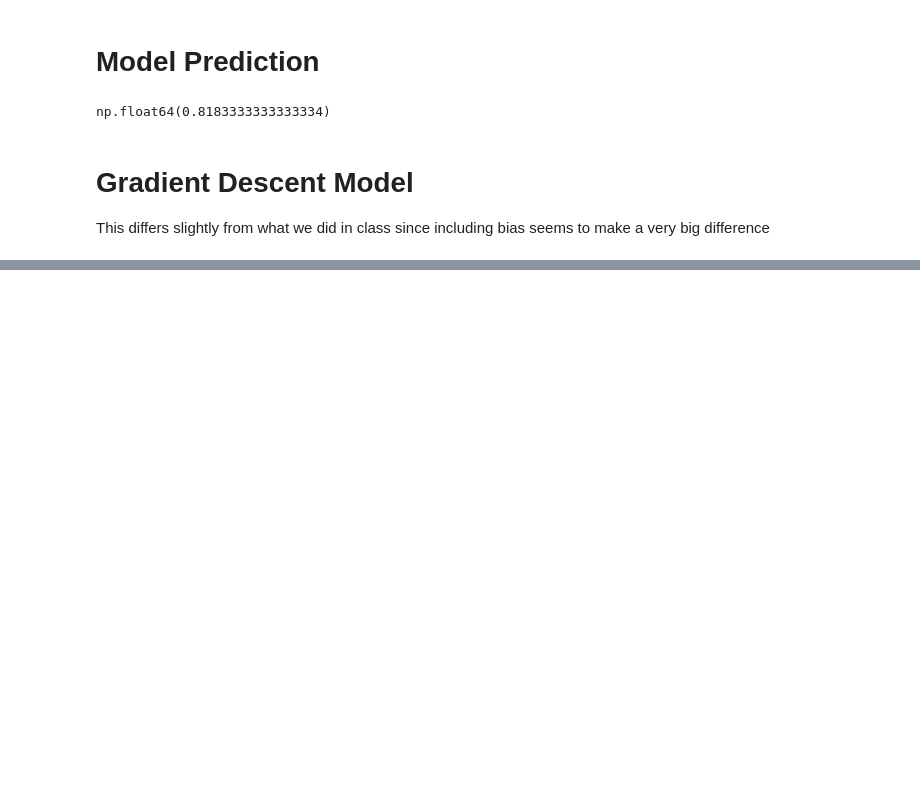
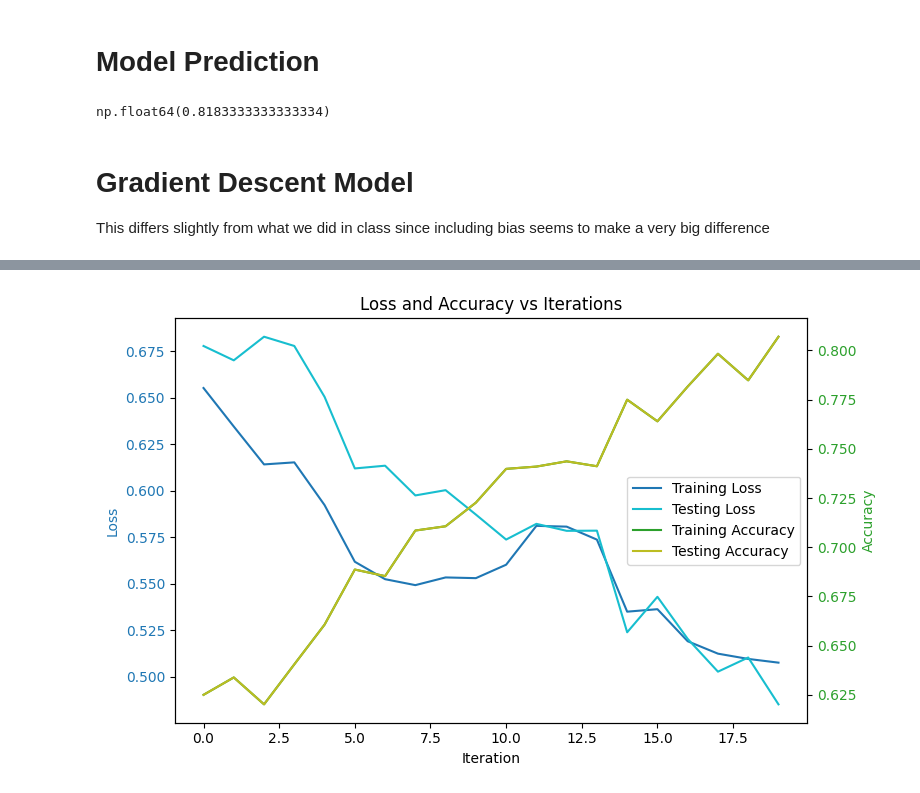
Before and after one commit to joeypas/DataPrivacyFinal, a Jupyter notebook: final.ipynb, the cells around one changed output, grey strips where cells are left out. Drawn from its saved outputs; the diff is of its cells as text; code cells hidden in the pictures; blank space fills up the shorter version.

```diff
--- a/final.ipynb
+++ b/final.ipynb
@@ -237,0 +289,59 @@ plt.plot(epsilons, accs);
+# %%
+def noisy_gradient_descent_log(iterations, epsilon, delta):
+    theta = np.zeros(X_train.shape[1])
+    sensitivity = 1.0
+    bias = 0.0
+
+    eps_i = epsilon / (iterations + 1)
+    delta_i = delta / iterations
+
+    noisy_count = laplace_mech(X_train.shape[0], 1, eps_i)
+
+    training_loss = []
+    testing_loss = []
+    training_acc = []
+    testing_acc = []
+
+    for i in range(iterations):
+        theta, bias = perform_iter_priv(theta, bias, X_train, y_train, sensitivity, eps_i, delta_i)
+        training_loss.append(np.mean(loss(theta, bias, X_train, y_train)))
+        testing_loss.append(np.mean(loss(theta, bias, X_test, y_test)))
+        training_acc.append(accuracy(theta, bias))
+        testing_acc.append(accuracy(theta, bias))
+
+    return theta, bias, training_loss, testing_loss, training_acc, testing_acc
+
+
+
+iterations = 20
+
+theta, bias, training_loss, testing_loss, training_acc, testing_acc = noisy_gradient_descent_log(iterations, 0.1, 1e-5)
+
+iterations_range = np.arange(iterations)
+
+fig, ax1 = plt.subplots(figsize=(8, 5))
+
+# --- Loss on left y-axis ---
+ax1.set_xlabel('Iteration')
+ax1.set_ylabel('Loss', color='tab:blue')
+ax1.plot(iterations_range, training_loss, label='Training Loss', color='tab:blue')
+ax1.plot(iterations_range, testing_loss, label='Testing Loss', color='tab:cyan')
+ax1.tick_params(axis='y', labelcolor='tab:blue')
+
+# --- Accuracy on right y-axis ---
+ax2 = ax1.twinx()
+ax2.set_ylabel('Accuracy', color='tab:green')
+ax2.plot(iterations_range, training_acc, label='Training Accuracy', color='tab:green')
+ax2.plot(iterations_range, testing_acc, label='Testing Accuracy', color='tab:olive')
+ax2.tick_params(axis='y', labelcolor='tab:green')
+
+# Combined legend
+lines, labels = ax1.get_legend_handles_labels()
+lines2, labels2 = ax2.get_legend_handles_labels()
+ax1.legend(lines + lines2, labels + labels2, loc='center right')
+
+plt.title("Loss and Accuracy vs Iterations")
+plt.tight_layout()
+plt.show()
+# %% [output]
+[figure, added]
```
Also changed, not shown: parts of 8 cells of this notebook, 1 other file.
